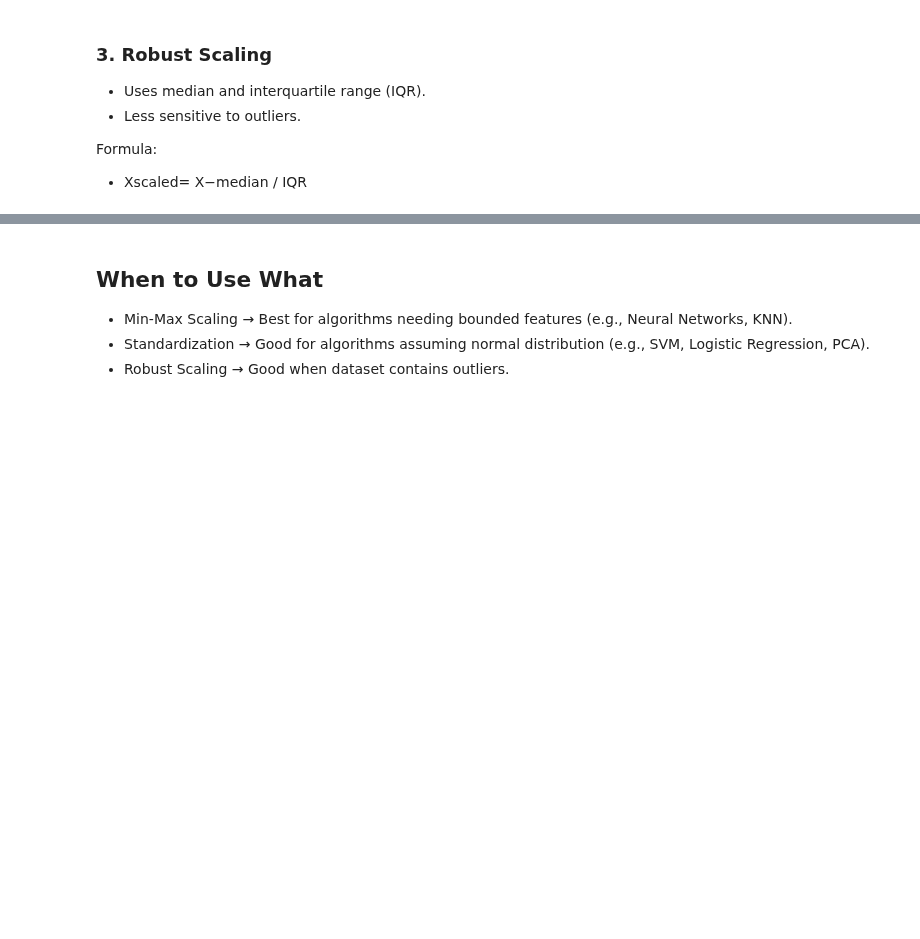
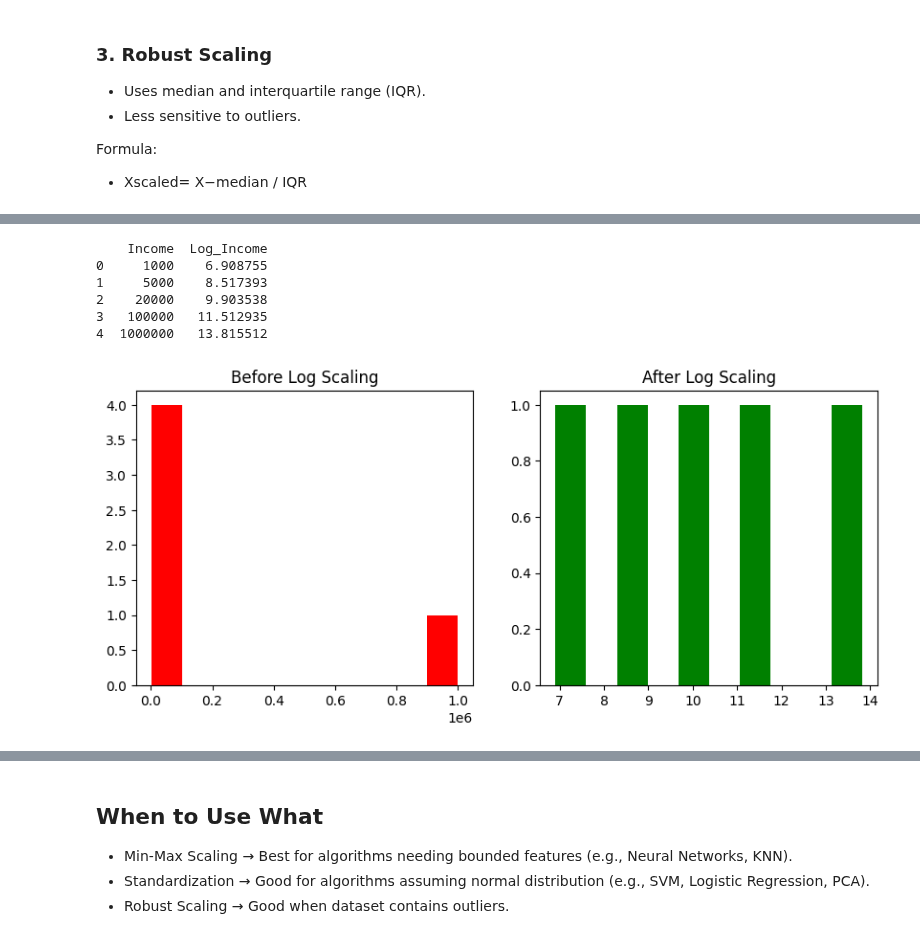
Before and after one commit to ejazurrehman/AI---Data_Science_Course, a Jupyter notebook: pyton_for_data_science/20_feature_scaling.ipynb, the cells around one changed output, grey strips where cells are left out. Cells and saved outputs as stored; diff of their text form; code cells hidden in the pictures; blank space fills up the shorter version.

```diff
--- a/pyton_for_data_science/20_feature_scaling.ipynb
+++ b/pyton_for_data_science/20_feature_scaling.ipynb
@@ -93,0 +297,34 @@ print(pd.DataFrame(scaled, columns=df.columns))
+# %%
+import numpy as np
+import pandas as pd
+import matplotlib.pyplot as plt
+
+# Sample skewed data
+data = {'Income': [1000, 5000, 20000, 100000, 1000000]}
+df = pd.DataFrame(data)
+
+# Apply log scaling
+df['Log_Income'] = np.log1p(df['Income'])  # log(x+1)
+
+print(df)
+
+# Plot before vs after
+plt.figure(figsize=(10,4))
+
+plt.subplot(1,2,1)
+plt.hist(df['Income'], bins=10, color='red')
+plt.title("Before Log Scaling")
+
+plt.subplot(1,2,2)
+plt.hist(df['Log_Income'], bins=10, color='green')
+plt.title("After Log Scaling")
+
+plt.show()
+# %% [output]
+    Income  Log_Income
+0     1000    6.908755
+1     5000    8.517393
+2    20000    9.903538
+3   100000   11.512935
+4  1000000   13.815512
+[figure, added]
```
Also changed, not shown: parts of 14 cells of this notebook.
